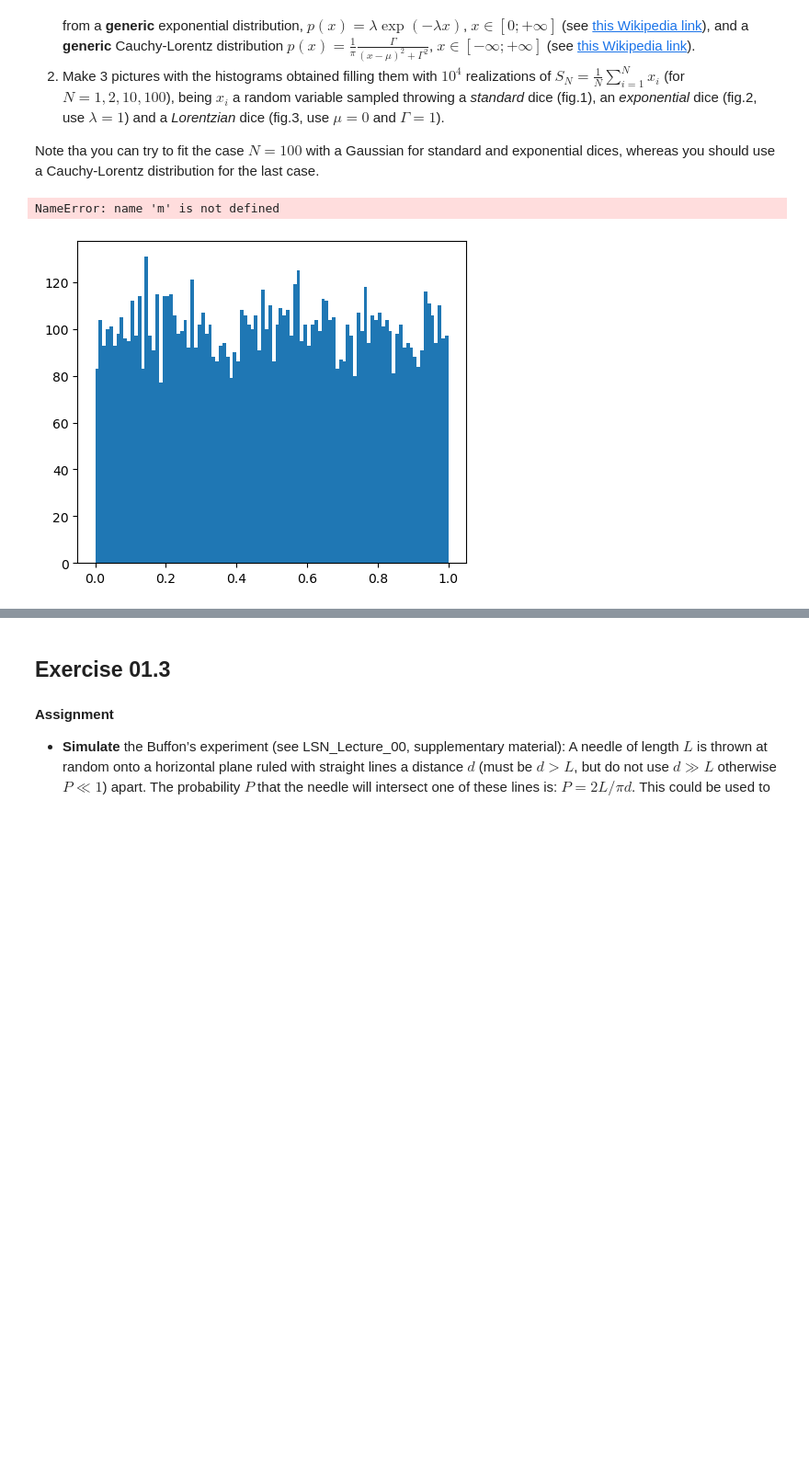
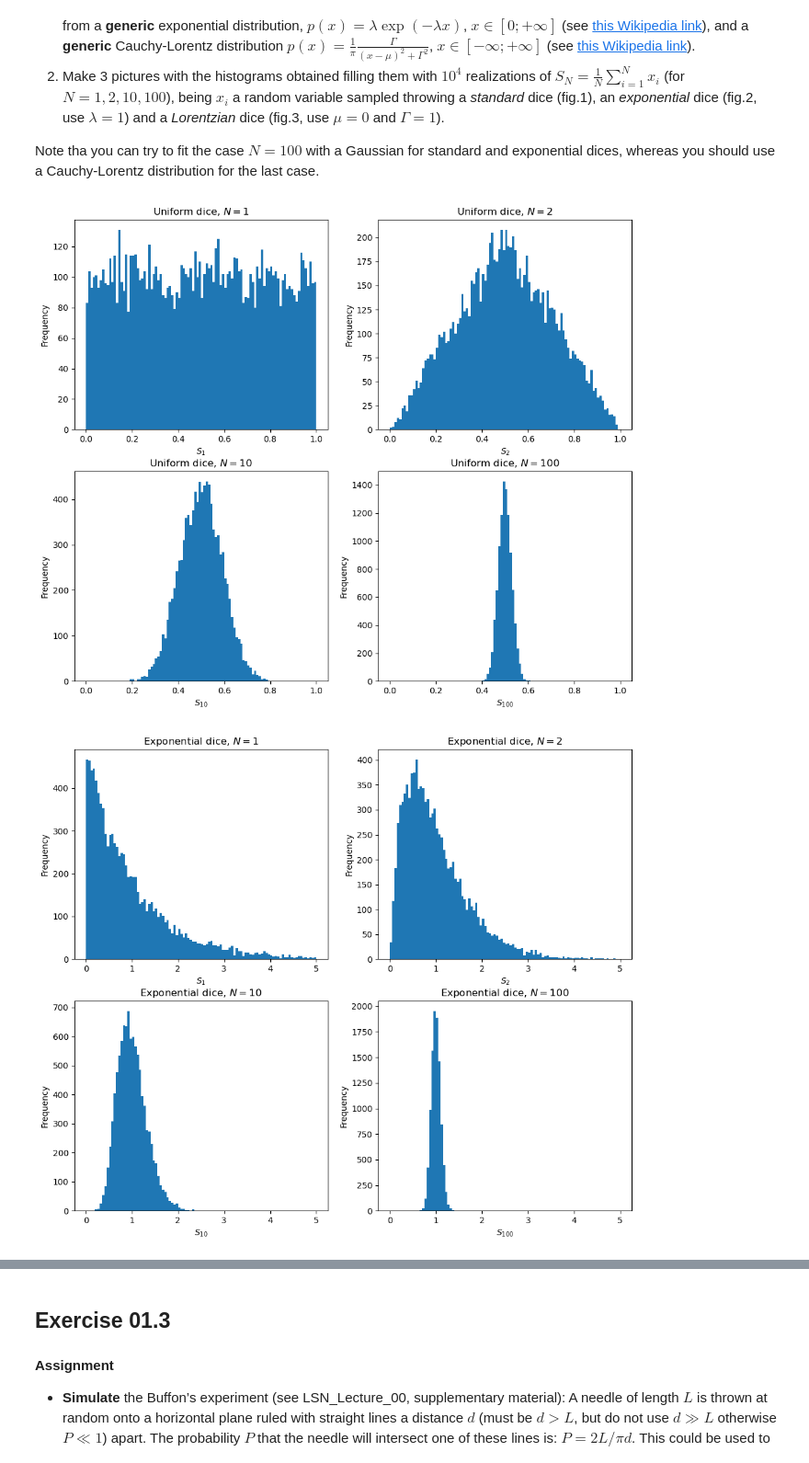
Before and after one commit to stevelonny/labsimnum, a Jupyter notebook: notebooks/exercise_01.ipynb, the cells around one changed output, grey strips where cells are left out. Shown at 92% size. Saved outputs shown, nothing was run; the diff lists cells and outputs as text; code cells hidden in the pictures; blank space fills up the shorter version.

```diff
--- a/notebooks/exercise_01.ipynb
+++ b/notebooks/exercise_01.ipynb
@@ -105,35 +105,35 @@ name = [
 ]
 
 unif_s1, expo_s1, cauchy_s1         = np.loadtxt("../data/ex_01.2s_1.dat", unpack=True, usecols=(0,1,2))
 unif_s2, expo_s2, cauchy_s2         = np.loadtxt("../data/ex_01.2s_2.dat", unpack=True, usecols=(0,1,2))
 unif_s10, expo_s10, cauchy_s10      = np.loadtxt("../data/ex_01.2s_10.dat", unpack=True, usecols=(0,1,2))
 unif_s100, expo_s100, cauchy_s100   = np.loadtxt("../data/ex_01.2s_100.dat", unpack=True, usecols=(0,1,2))
 
 unif = [unif_s1, unif_s2, unif_s10, unif_s100]
 
 data = [
     [unif_s1, unif_s2, unif_s10, unif_s100],
     [expo_s1, expo_s2, expo_s10, expo_s100],
     [cauchy_s1, cauchy_s2, cauchy_s10, cauchy_s100]
 ]
 
 limits = [
     (0,1),
     (0,5),
     (-10,10)
 ]
 
 n_bins = 100
 
 for dist in range(3):
     plt.figure(figsize = (12,10))
     for sum in range(4):
         plt.subplot(2,2,sum+1)
-        m[sum] = plt.hist(data[dist][sum], n_bins, range=limits[dist])
-        plt.title("{name}, $N={size}$".format(name=name[dist], size=sumsize[sum]))
-        plt.xlabel("$S_{%d}$" % sumsize[sum])
+        m = plt.hist(data[dist][sum], n_bins, range=limits[dist])
+        plt.title(r"{name}, $N={size}$".format(name=name[dist], size=sumsize[sum]))
+        plt.xlabel(r"$S_{%d}$" % sumsize[sum])
         plt.ylabel("Frequency")
     plt.show()
 # %% [output]
-NameError: name 'm' is not defined
-[figure, old version]
+[figure, new version]
+[figure, added]
```
Also changed, not shown: parts of 5 cells of this notebook, 14 other files.
